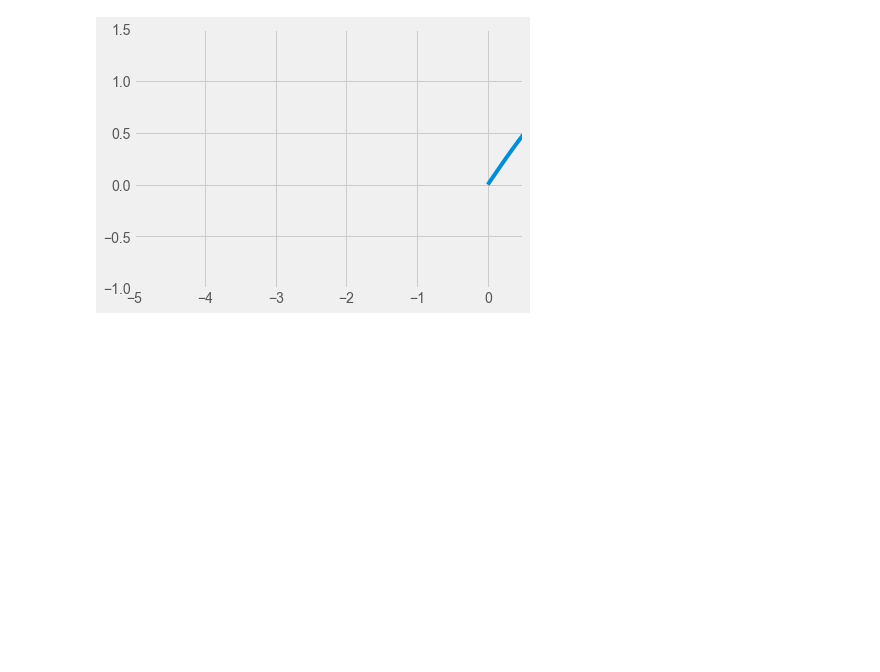
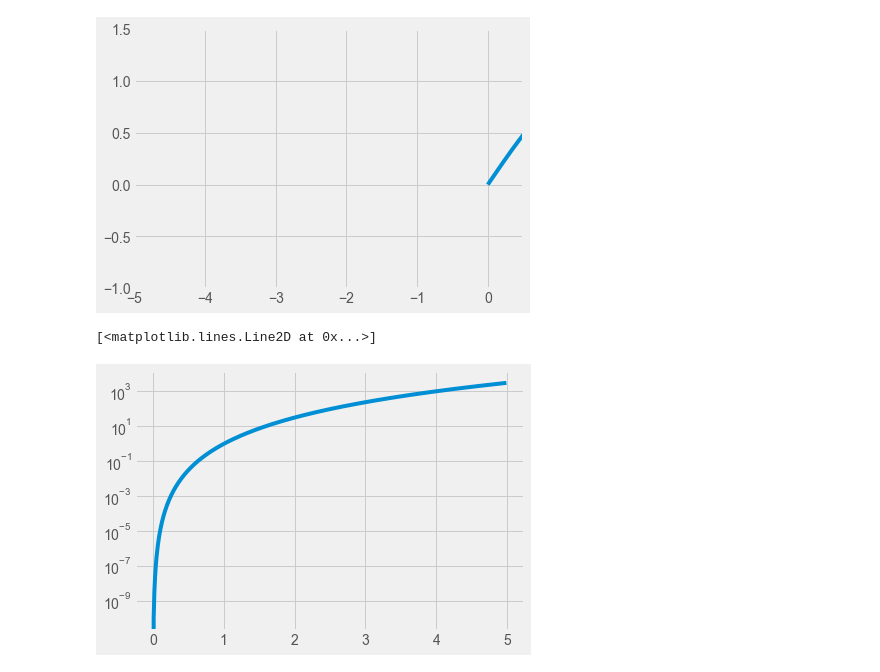
Before and after one commit to kazimosiurahman/Data_viz, a Jupyter notebook: data_viz.ipynb, the cells around one changed output. Saved outputs shown, nothing was run; the diff lists cells and outputs as text; code cells hidden in the pictures; blank space fills up the shorter version.

Commit message:
Saving plots in local directory along with plotting in Log Scale

```diff
--- a/data_viz.ipynb
+++ b/data_viz.ipynb
@@ -210,3 +211,12 @@ ax.set_ylim([-1,1.5])
 # %% [output]
 (-1, 1.5)
 [figure]
+# %%
+#till now the plottings have been done on a linear scale. When you have huge amount of data, then we need to get to a log scale
+fig = plt.figure()
+ax = fig.add_axes([0.1,0.1,0.9,0.9])
+ax.set_yscale('log')
+ax.plot(x,x*x*x*x*x)
+# %% [output]
+[<matplotlib.lines.Line2D at 0x...>]
+[figure, added]
```
Also changed, not shown: parts of 2 cells of this notebook, 1 other file.
